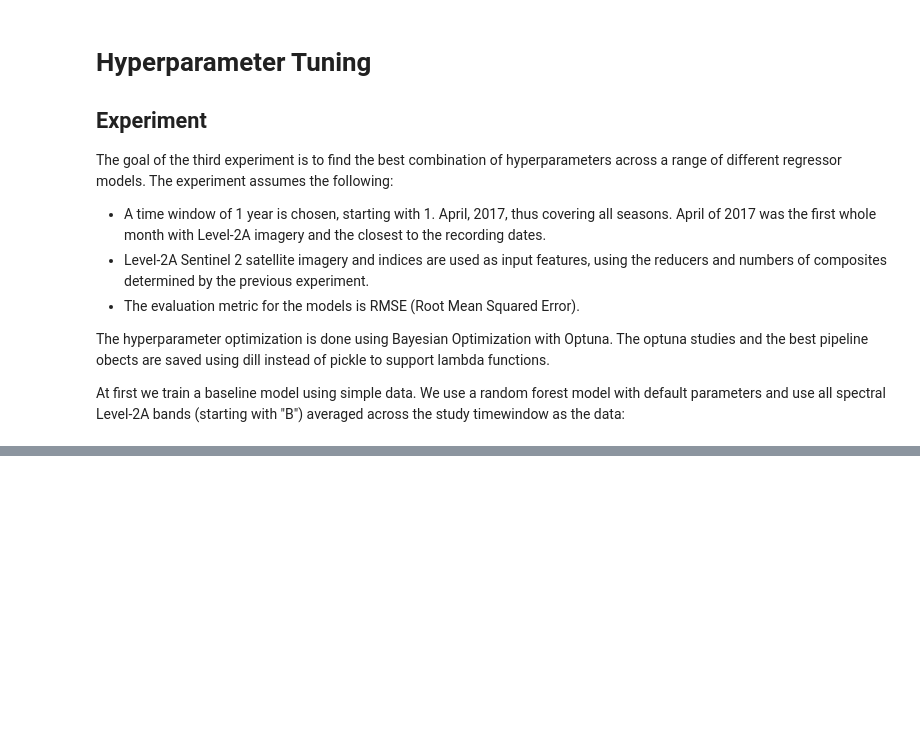
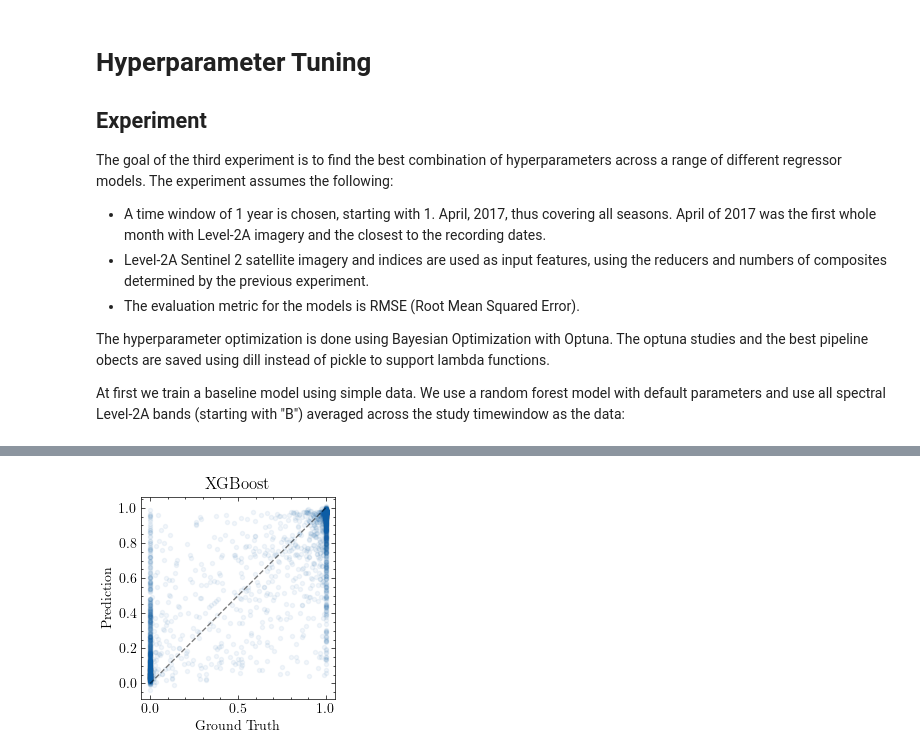
Before and after one commit to Lumcoin/leaf-type-mixture, a Jupyter notebook: notebooks/3-ph-hyperparameter-tuning.ipynb, the cells around one changed output, grey strips where cells are left out. Cells and saved outputs as stored; diff of their text form; code cells hidden in the pictures; blank space fills up the shorter version.

```diff
--- a/notebooks/3-ph-hyperparameter-tuning.ipynb
+++ b/notebooks/3-ph-hyperparameter-tuning.ipynb
@@ -456,0 +61,18 @@ df.sort_values("Root Mean Squared Error")
+# %%
+# Define the metric and load the data
+from sklearn.metrics import make_scorer, mean_squared_error
+from ltm.features import load_raster, drop_nan_rows
+
+# Define the metric
+rmse_scorer = make_scorer(
+    mean_squared_error, squared=False, greater_is_better=False
+)
+
+# Load the data
+data_path = "../data/processed/data.tif"
+target_path = "../data/processed/target.tif"
+data = load_raster(data_path)
+target = load_raster(target_path)
+
+# Drop rows with NaN in target
+data, target = drop_nan_rows(data, target)
@@ -456,0 +504,13 @@ df.sort_values("Root Mean Squared Error")
+# %%
+# Plot prediction raster of XGBoost to target raster
+plt.plot(target_raster.flatten(), prediction_rasters[-1].flatten(), ".", alpha=0.05)
+plt.gca().set_aspect("equal")
+plt.plot([0, 1], [0, 1], "--", color="k", alpha=0.5)
+
+plt.title("XGBoost")
+plt.xlabel("Ground Truth")
+plt.ylabel("Prediction")
+
+plt.show()
+# %% [output]
+[figure, added]
```
Also changed, not shown: parts of 34 cells of this notebook, 9 other files.
